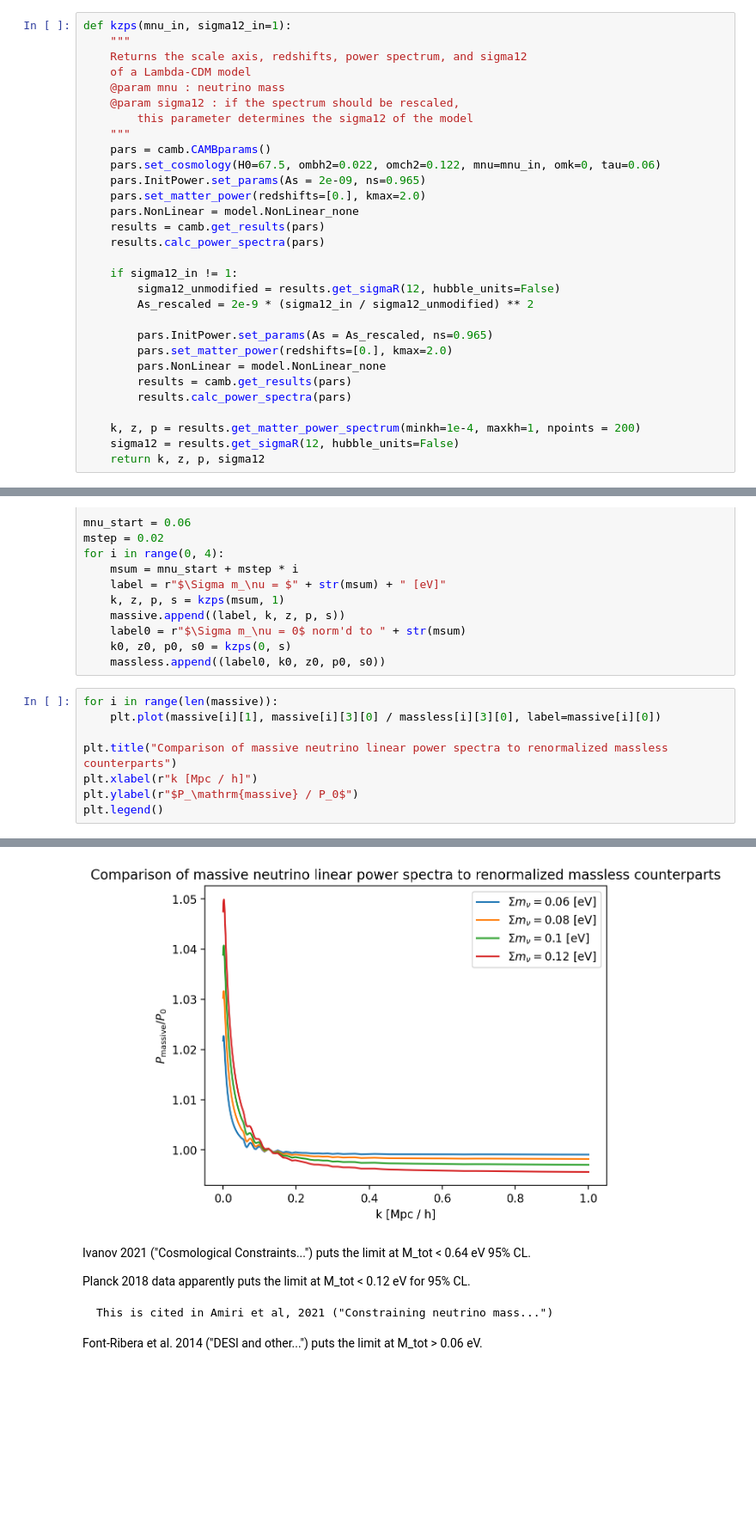
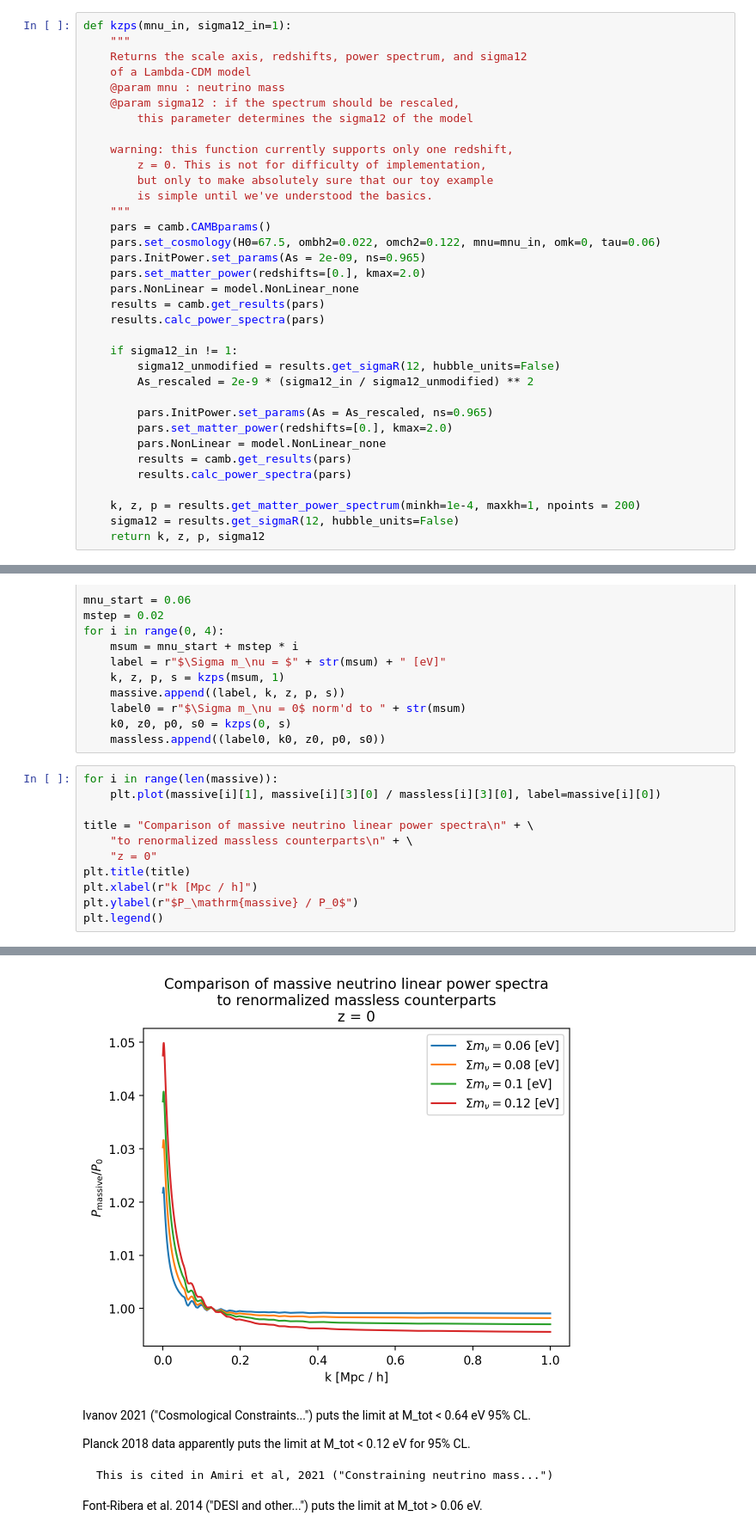
Before and after one commit to 3276908917/Master, a Jupyter notebook: CAMB_demo/rescaling_assignment.ipynb, the cells around one changed output, grey strips where cells are left out. Shown: that part at 86% size. Drawn from its saved outputs; the diff is of its cells as text; blank space fills up the shorter version.

Commit message:
Reformat plot title, add usage note

```diff
--- a/CAMB_demo/rescaling_assignment.ipynb
+++ b/CAMB_demo/rescaling_assignment.ipynb
@@ -15,6 +15,11 @@ def kzps(mnu_in, sigma12_in=1):
     @param mnu : neutrino mass
     @param sigma12 : if the spectrum should be rescaled,
         this parameter determines the sigma12 of the model
+
+    warning: this function currently supports only one redshift,
+        z = 0. This is not for difficulty of implementation,
+        but only to make absolutely sure that our toy example
+        is simple until we've understood the basics.
     """
     pars = camb.CAMBparams()
     pars.set_cosmology(H0=67.5, ombh2=0.022, omch2=0.122, mnu=mnu_in, omk=0, tau=0.06)
@@ -54,14 +59,17 @@ for i in range(0, 4):
 # %%
 for i in range(len(massive)):
     plt.plot(massive[i][1], massive[i][3][0] / massless[i][3][0], label=massive[i][0])
 
-plt.title("Comparison of massive neutrino linear power spectra to renormalized massless counterparts")
+title = "Comparison of massive neutrino linear power spectra\n" + \
+    "to renormalized massless counterparts\n" + \
+    "z = 0"
+plt.title(title)
 plt.xlabel(r"k [Mpc / h]")
 plt.ylabel(r"$P_\mathrm{massive} / P_0$")
 plt.legend()
 # %% [output]
 <matplotlib.legend.Legend at 0x...>
-[figure, old version]
+[figure, new version]
 # %% [markdown]
 Ivanov 2021 ("Cosmological Constraints...") puts the limit at M_tot < 0.64 eV 95% CL.
 
```
Also changed, not shown: 2 other files.
